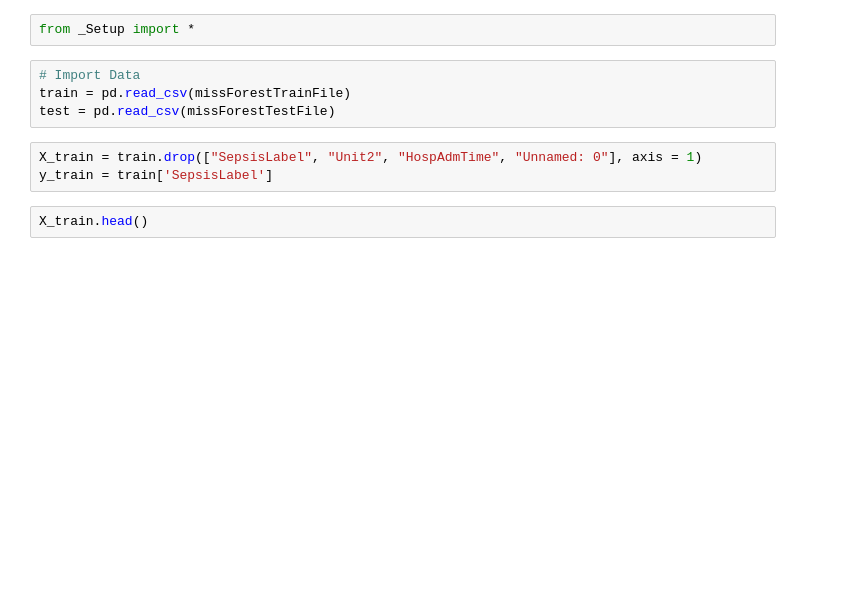
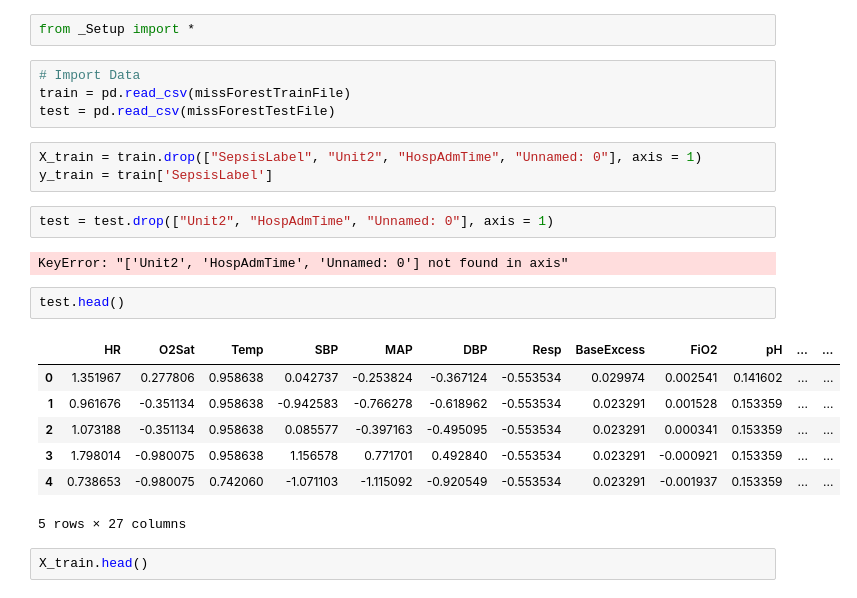
Before and after one commit to alanklin/BC-Fall2024-CaseCompetition-Team2, a Jupyter notebook: Code/Model_File.ipynb, the cells around one changed output. Cells and saved outputs as stored; diff of their text form; blank space fills up the shorter version.

```diff
--- a/Code/Model_File.ipynb
+++ b/Code/Model_File.ipynb
@@ -9,6 +9,20 @@ test = pd.read_csv(missForestTestFile)
 # %%
 X_train = train.drop(["SepsisLabel", "Unit2", "HospAdmTime", "Unnamed: 0"], axis = 1)
 y_train = train['SepsisLabel']
+# %%
+test = test.drop(["Unit2", "HospAdmTime", "Unnamed: 0"], axis = 1)
+# %% [output]
+KeyError: "['Unit2', 'HospAdmTime', 'Unnamed: 0'] not found in axis"
+# %%
+test.head()
+# %% [output]
+|  | HR | O2Sat | Temp | SBP | MAP | DBP | Resp | BaseExcess | FiO2 | pH | ... | ... |
+| 0 | 1.351967 | 0.277806 | 0.958638 | 0.042737 | -0.253824 | -0.367124 | -0.553534 | 0.029974 | 0.002541 | 0.141602 | ... | ... |
+| 1 | 0.961676 | -0.351134 | 0.958638 | -0.942583 | -0.766278 | -0.618962 | -0.553534 | 0.023291 | 0.001528 | 0.153359 | ... | ... |
+| 2 | 1.073188 | -0.351134 | 0.958638 | 0.085577 | -0.397163 | -0.495095 | -0.553534 | 0.023291 | 0.000341 | 0.153359 | ... | ... |
+| 3 | 1.798014 | -0.980075 | 0.958638 | 1.156578 | 0.771701 | 0.492840 | -0.553534 | 0.023291 | -0.000921 | 0.153359 | ... | ... |
+| 4 | 0.738653 | -0.980075 | 0.742060 | -1.071103 | -1.115092 | -0.920549 | -0.553534 | 0.023291 | -0.001937 | 0.153359 | ... | ... |
+5 rows × 27 columns
 # %%
 X_train.head()
 # %% [output]
```
Also changed, not shown: parts of 5 cells of this notebook, 4 other files.
